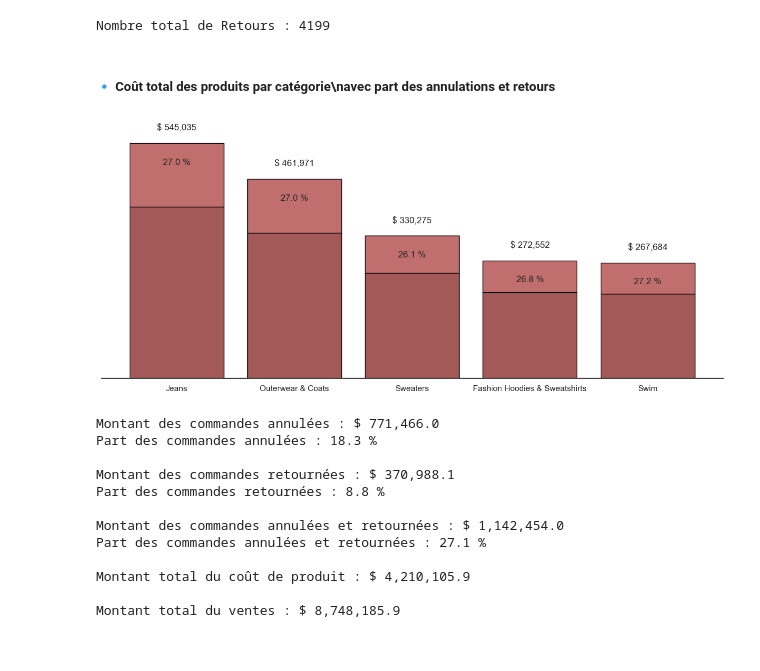
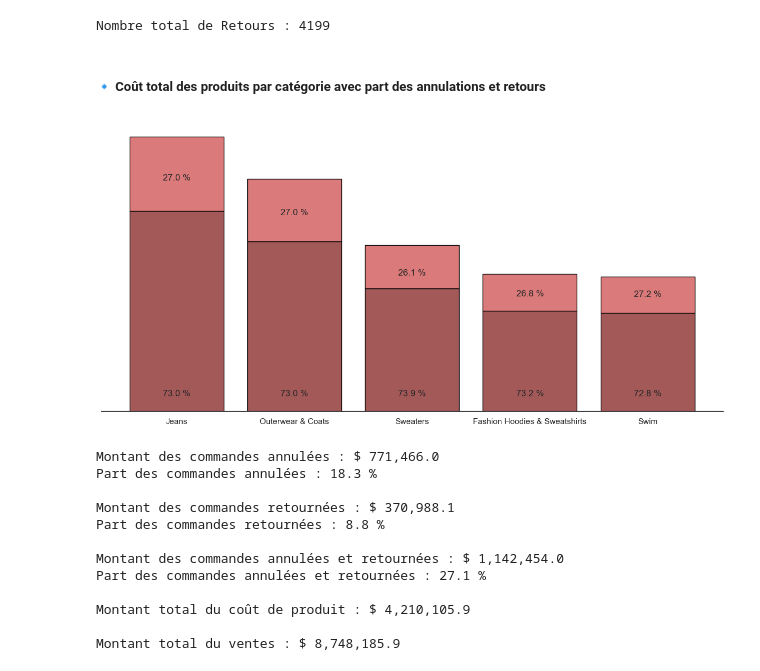
Before and after one commit to aevlkm/ECommerce, a Jupyter notebook: 03_Python/02_ecommerce_analysis.ipynb, the cells around one changed output. Cells and saved outputs as stored; diff of their text form; code cells hidden in the pictures.

```diff
--- a/03_Python/02_ecommerce_analysis.ipynb
+++ b/03_Python/02_ecommerce_analysis.ipynb
@@ -864,7 +859,7 @@ print(f'Nombre total de Retours : {orders_returned_number:.0f}')
 [figure]
 Nombre total de Retours : 4199
 # %% [markdown]
-##### 🔹 Coût total des produits par catégorie\navec part des annulations et retours
+##### 🔹 Coût total des produits par catégorie avec part des annulations et retours
 # %%
 # --- Data
 churn_status = ['Cancelled', 'Returned']
@@ -882,24 +877,26 @@ df_churn_per_category.rename(columns={'product_cost': 'churn_cost'}, inplace=Tru
 df_non_churn_per_category.rename(columns={'product_cost': 'non_churn_cost'}, inplace=True)
 
 data = df_churn_per_category.merge(df_non_churn_per_category,
-                                   on='product_category')#,
-                            #        how='outer'
-                            #       ).fillna(0)
+                                   on='product_category',
+                                   how='outer'
+                                  ).fillna(0)
 
 
 # --- Column Adding
 data['total_cost'] = data['churn_cost'] + data['non_churn_cost']
-data['churn_cost_percentage'] = round(data['churn_cost'] / data['total_cost'] * 100, 2)
+data['churn_cost_percentage'] = data['churn_cost'] / data['total_cost'] * 100
+data['non_churn_cost_percentage'] = 100 - data['churn_cost_percentage']
+
 data = data.sort_values(by= 'total_cost', ascending= False)
 data = data.head(5)
 
 # --- Bars Aesthetics
-color = ['#a45959', '#c06e6e']
+color = ['#a45959', '#db7a7a']
 edgecolor = 'black'
 
 
 # --- Chart Plotting
-fig, ax = plt.subplots(figsize= (15, 6))
+fig, ax = plt.subplots(figsize= (15, 7))
 
 ax.bar(data['product_category'],
        data['non_churn_cost'],
@@ -913,40 +910,38 @@ ax.bar(data['product_category'],
        bottom= data['non_churn_cost'],
        color= color[1],
        edgecolor= edgecolor
        )
 
 
 # --- Chart Aesthetics
 sns.despine()
 
 # ax.spines['bottom'].set_color(None)
 # ax.get_xaxis().set_visible(False)
 # ax.xaxis.set_ticks([])
 
 ax.spines['left'].set_color(None)
 ax.get_yaxis().set_visible(False)
 ax.yaxis.set_ticks([])
 
 
 # --- Chart Labels
 ax.set_xlabel(None)
 ax.set_ylabel(None)
-# ax.set_title('Coût total des produits par catégorie\navec part des annulations et retours', fontsize=16, pad=20)
+# ax.set_title('Coûts-produit par catégorie\navec part des annulations et retours', fontsize=16, pad=20)
 
 
 # --- Bars Labels
 space = 30000
-space2 = -50000
-for i, (v, j) in enumerate(zip(data['total_cost'], data['churn_cost_percentage'])):
-    plt.text(i, v + space, f'$ {v:,.0f}', ha='center')
-#     plt.text(i, v + j + space2, f'$ {j:,.1f}', ha='center')
-    plt.text(i, v - j + space2, f'{j:,.1f} %', ha='center')
+for i, (v, j, z) in enumerate(zip(data['non_churn_cost_percentage'], data['churn_cost_percentage'], data['churn_cost'])):
+    plt.text(i, j + space, f'{v:,.1f} %', ha= 'center')
+    plt.text(i, 3.12 * z, f'{j:,.1f} %', ha= 'center')
 
 
 # --- Display
 plt.show()
 # %% [output]
-[figure, old version]
+[figure, new version]
 # %%
 # --- Total Sales
 total_sales = df['order_sale_price'].sum()
```
Also changed, not shown: parts of 13 cells of this notebook, 1 other file.
